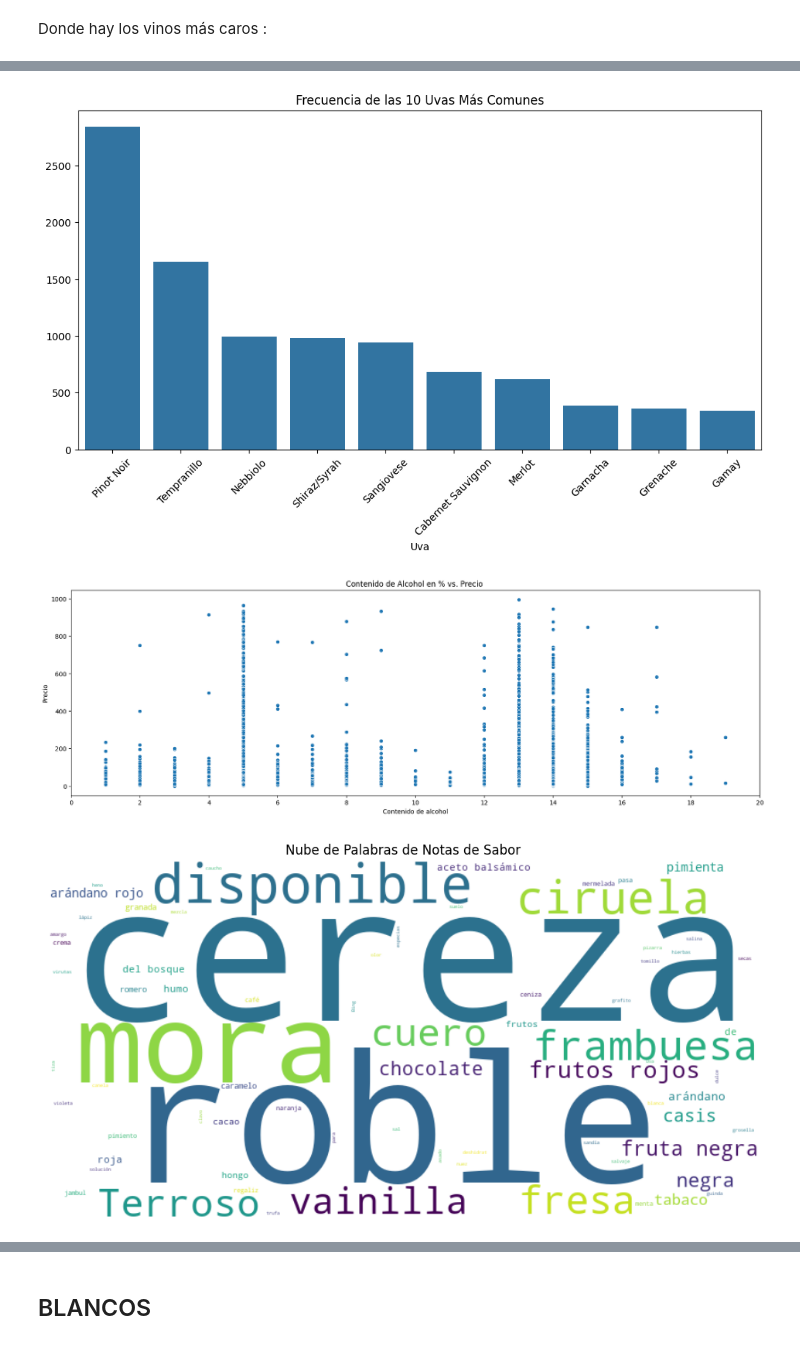
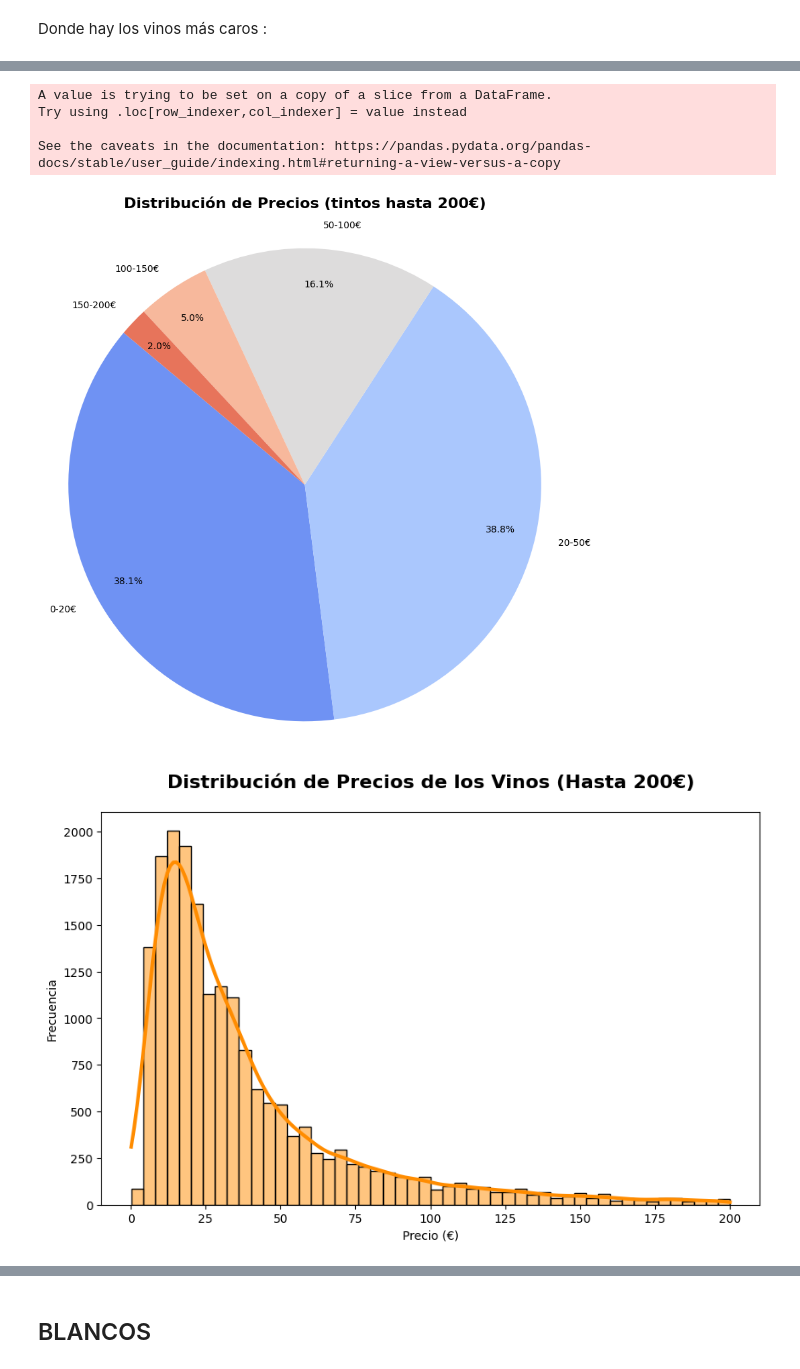
Before and after one commit to 4GeeksAcademy/Proyecto_grupo2_vinos, a Jupyter notebook: EDA GRAFICOS.ipynb, the cells around one changed output, grey strips where cells are left out. Saved outputs shown, nothing was run; the diff lists cells and outputs as text; code cells hidden in the pictures.

```diff
--- a/EDA GRAFICOS.ipynb
+++ b/EDA GRAFICOS.ipynb
@@ -240,6 +245,6 @@ country_mapping = {
 # %%
 #Leemos lo df :
 
-df_blancos = pd.read_csv('C:\\Users\\Pauline\\Downloads\\Proyecto_grupo2_vinos\\blancos\\FINAL_DF_BLANCOS_CLEANED_NS.csv')
-df_tintos = pd.read_csv('C:\\Users\\Pauline\\Downloads\\Proyecto_grupo2_vinos\\tintos\\FINAL_DF_TINTOS_CLEANED_NS.csv')
-df_espu = pd.read_csv('C:\\Users\\Pauline\\Downloads\\Proyecto_grupo2_vinos\\espumosos\\FINAL_DF_ESPUMOSOS_CLEANED_NS.csv')
+df_blancos = pd.read_csv('C:\\Users\\Pauline\\Downloads\\Proyecto_grupo2_vinos\\blancos\\0_VERSION_FINAL_BLANCOS.csv')
+df_tintos = pd.read_csv('C:\\Users\\Pauline\\Downloads\\Proyecto_grupo2_vinos\\tintos\\0000VERSION_FINAL_TINTOS.csv')
+df_espu = pd.read_csv('C:\\Users\\Pauline\\Downloads\\Proyecto_grupo2_vinos\\espumosos\\0_VERSION_FINAL_ESPU.csv')
@@ -578,40 +464,34 @@ See the caveats in the documentation: https://pandas.pydata.org/pandas-docs/stab
-# %%
-# Seleccionar las 10 uvas más comunes
-top_uvas = df_tintos['Uva'].value_counts().head(10)
-
-plt.figure(figsize=(12, 6))
-sns.barplot(x=top_uvas.index, y=top_uvas.values)
-plt.title('Frecuencia de las 10 Uvas Más Comunes')
-plt.xticks(rotation=45)
-plt.show()
-# %% [output]
-[figure, removed]
-# %%
-# Alchohol vs Precio
-
-df_tintos['Contenido de alcohol'] = pd.to_numeric(df_tintos['Contenido de alcohol'], errors='coerce')
-
-
-plt.figure(figsize=(20, 6))
-sns.scatterplot(x='Contenido de alcohol', y='Precio', data=df_tintos)
-plt.xlim(0, 20)
-plt.title('Contenido de Alcohol en % vs. Precio ')
-plt.xticks(ticks=range(0, 20 + 1, 2))
-plt.show()
-# %% [output]
-[figure, removed]
-# %%
-from wordcloud import WordCloud
-
-# Seleccionar solo las notas de sabor más comunes
-text = ' '.join(df_tintos['Taste_Notes_1_1'].dropna().head(1000))  # Tomar solo las primeras 1000 notas
-
-wordcloud = WordCloud(width=800, height=400, background_color='white').generate(text)
-
-plt.figure(figsize=(20, 6))
-plt.imshow(wordcloud, interpolation='bilinear')
-plt.axis('off')
-plt.title('Nube de Palabras de Notas de Sabor')
-plt.show()
-# %% [output]
-[figure, removed]
+# %%
+# Filtrar los datos para incluir solo precios hasta 200€
+df_filtrado = df_tintos[df_tintos['Precio'] <= 200]
+
+# Graph pie para mostrar la distribución de diferentes rangos de precios
+df_filtrado['Rango de Precio'] = pd.cut(df_filtrado['Precio'], bins=[0, 20, 50, 100, 150, 200],
+                                        labels=['0-20€', '20-50€', '50-100€', '100-150€', '150-200€'])
+
+# Contar la cantidad de vinos en cada rango de precio
+precio_counts = df_filtrado['Rango de Precio'].value_counts().sort_index()
+
+# Crear el gráfico  pie
+plt.figure(figsize=(10, 10))
+plt.pie(precio_counts, labels=precio_counts.index, autopct='%1.1f%%', startangle=140, colors=sns.color_palette("coolwarm", len(precio_counts)), pctdistance=0.85, labeldistance=1.1)
+plt.title('Distribución de Precios (tintos hasta 200€)', fontweight='bold', fontsize=16, pad=20)
+plt.axis('equal')
+plt.show()
+
+
+
+# Crear el histograma :
+plt.figure(figsize=(10, 6))
+sns.histplot(df_filtrado['Precio'], bins=50, kde=True, color='darkorange', line_kws={'linewidth': 3})
+plt.title('Distribución de Precios de los Vinos (Hasta 200€)', fontweight='bold', fontsize=16, pad=20)
+plt.xlabel('Precio (€)')
+plt.ylabel('Frecuencia')
+plt.show()
+# %% [output]
+A value is trying to be set on a copy of a slice from a DataFrame.
+Try using .loc[row_indexer,col_indexer] = value instead
+
+See the caveats in the documentation: https://pandas.pydata.org/pandas-docs/stable/user_guide/indexing.html#returning-a-view-versus-a-copy
+[figure, added]
+[figure, added]
```
Also changed, not shown: parts of 23 cells of this notebook, 6 other files.
